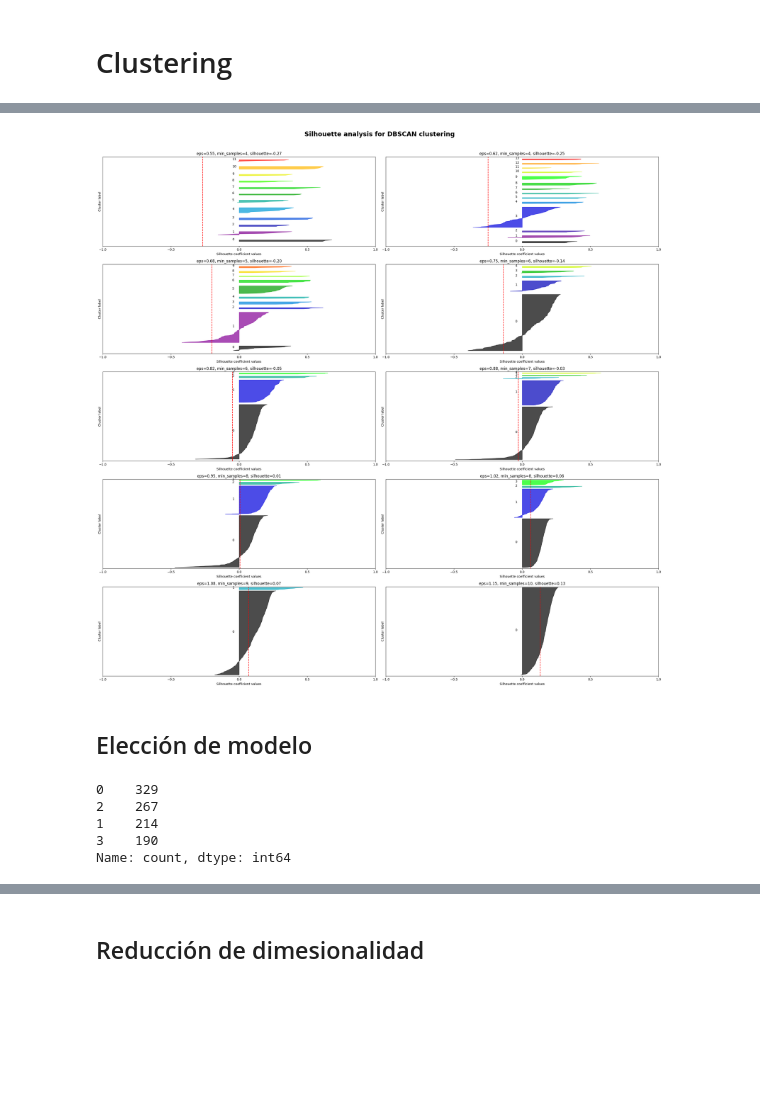
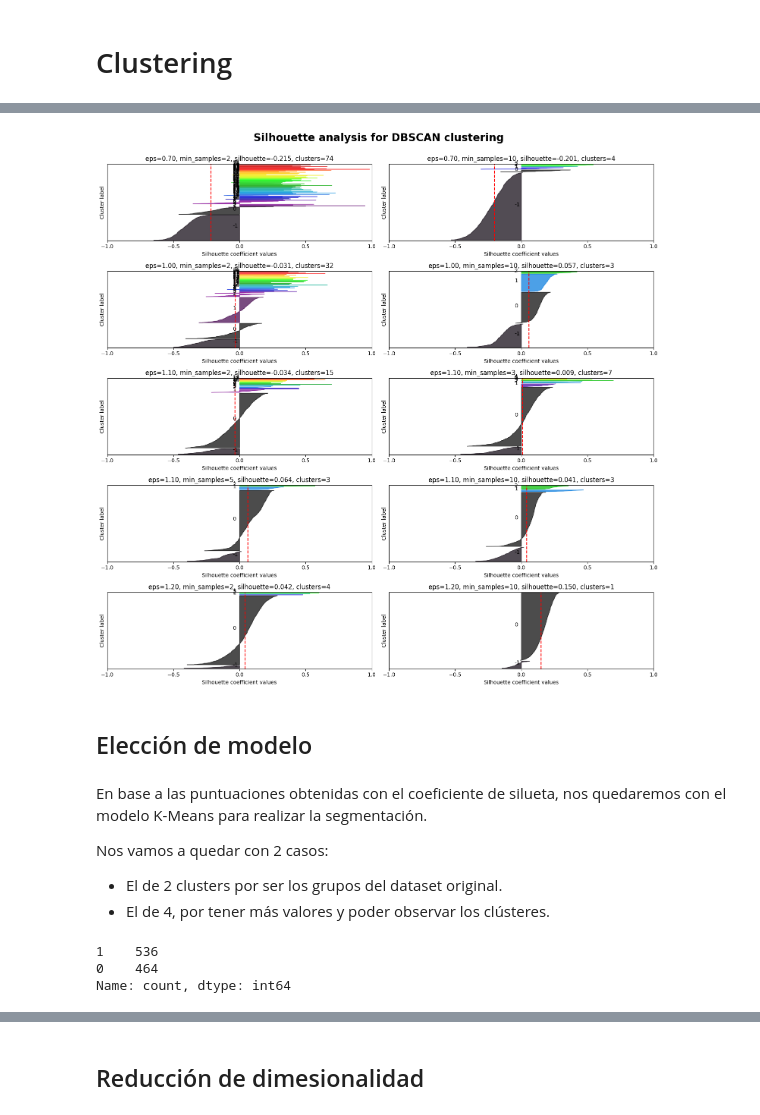
Before and after one commit to AyozeGS/IABD, a Jupyter notebook: SNS/UT4/T1/Ayoze_Gil_Sosa_Act_4_1_Segmentacion_Statlog.ipynb, the cells around one changed output, grey strips where cells are left out. Cells and saved outputs as stored; diff of their text form; code cells hidden in the pictures; blank space fills up the shorter version.

```diff
--- a/SNS/UT4/T1/Ayoze_Gil_Sosa_Act_4_1_Segmentacion_Statlog.ipynb
+++ b/SNS/UT4/T1/Ayoze_Gil_Sosa_Act_4_1_Segmentacion_Statlog.ipynb
@@ -272,9 +287,9 @@ X = data.copy()
 # %%
 # Establemecemos un límite para realizar una prospección del coeficiente de Silueta (silhouette score)
-limit = 10
+limit = 20
 
 for k in range(2, limit + 1):
-    model = KMeans(n_clusters = k, n_init='auto', random_state=10)
+    model = KMeans(n_clusters = k, n_init='auto', random_state=42)
     model.fit(X)
     pred = model.predict(X)
     score = silhouette_score(X, pred)
@@ -370,14 +402,0 @@ plt.show()
-# %%
-# Establemecemos un límite para realizar una prospección del coeficiente de Silueta (silhouette score)
-eps_values = np.linspace(0.55, 1.15, 30)
-min_samples_values = np.linspace(4, 10, 30, dtype=int)
-
-for eps, min_samples in zip(eps_values, min_samples_values):
-    model = DBSCAN(eps=eps, min_samples=min_samples)
-    model.fit(X)
-    pred = model.fit_predict(X)
-    score = silhouette_score(X, pred)
-
-    print('Silhouette Score for eps = {:<.2f}, min_samples = {}: {:<.3f}'.format(eps, min_samples, score))
-
-# Cuanto más alto es el score mejor agrupamiento cluster obtendremos
@@ -402,16 +468,15 @@ Silhouette Score for eps = 1.15, min_samples = 10: 0.133
 # %%
-# Suponemos que 'X' es tu matriz de datos.
-
 nrows = 5
 ncols = 2
-fig, ax = plt.subplots(ncols=ncols, nrows=nrows, figsize=(25, 25))
+fig, ax = plt.subplots(ncols=ncols, nrows=nrows, figsize=(15, 15))
 
-# Supongamos algunos valores para eps y min_samples
-eps_values = np.linspace(0.55, 1.15, nrows*ncols)
-min_samples_values = np.linspace(4, 10, nrows*ncols, dtype=int)
+# Elegimos algunos valores para eps y min_samples
+eps_values = [0.7, 0.7, 1, 1, 1.1, 1.1, 1.1, 1.1, 1.2, 1.2]
+min_samples_values = [2, 10, 2, 10, 2, 3, 5, 10, 2, 10]
 
 plot_number = 0
 
+# Bucle para cada combinación de epsilon y min_samples
 for eps, min_samples in zip(eps_values, min_samples_values):
     ax_row = plot_number // ncols
     ax_column = plot_number % ncols
@@ -420,49 +485,57 @@ for eps, min_samples in zip(eps_values, min_samples_values):
     ax1.set_xlim([-1, 1])
     ax1.set_ylim([0, len(X) + len(np.unique(eps_values)) * 10])
 
+    # Hallamos las labels que predice el modelo
     clusterer = DBSCAN(eps=eps, min_samples=min_samples)
     cluster_labels = clusterer.fit_predict(X)
 
     # Filtramos las muestras de ruido antes de calcular la puntuación de silueta
-    if len(np.unique(cluster_labels)) > 1:  # Asegurar que haya más de un clúster (excluyendo el ruido)
+    if len(np.unique(cluster_labels)) > 1:
         silhouette_avg = silhouette_score(X, cluster_labels)
         sample_silhouette_values = silhouette_samples(X, cluster_labels)
 
+        # Para cada cluster pintamos la silueta
         y_lower = 10
         for i in np.unique(cluster_labels):
-            if i == -1:
-                continue  # Saltar el ruido
+            #if i == -1:
+            #    continue
             ith_cluster_silhouette_values = sample_silhouette_values[cluster_labels == i]
             ith_cluster_silhouette_values.sort()
             size_cluster_i = ith_cluster_silhouette_values.shape[0]
             y_upper = y_lower + size_cluster_i
 
             color = cm.nipy_spectral(float(i) / len(np.unique(cluster_labels)))
+
+            if i == -1:
+              color = cm.nipy_spectral(1)
+
             ax1.fill_betweenx(np.arange(y_lower, y_upper), 0, ith_cluster_silhouette_values, facecolor=color, edgecolor=color, alpha=0.7)
             ax1.text(-0.05, y_lower + 0.5 * size_cluster_i, str(i))
 
             y_lower = y_upper + 10
 
-        ax1.set_title(f"eps={eps:.2f}, min_samples={min_samples}, silhouette={silhouette_avg:.2f}")
+        ax1.set_title(f"eps={eps:.2f}, min_samples={min_samples}, silhouette={silhouette_avg:.3f}, clusters={len(np.unique(cluster_labels[cluster_labels != -1]))}")
         ax1.set_xlabel("Silhouette coefficient values")
         ax1.set_ylabel("Cluster label")
 
         ax1.axvline(x=silhouette_avg, color="red", linestyle="--")
 
         plot_number += 1
     else:
         ax1.text(0.5, 0.5, 'No valid clustering', verticalalignment='center', horizontalalignment='center', transform=ax1.transAxes)
 
-    ax1.set_ylim([0, y_upper + 5])  # Ajustar el ylim basado en el último y_upper calculado
+    # Ajuste de los márgenes de los gráficos
+    ax1.set_xlim([-0.7, 0.7])
+    ax1.set_ylim([0, y_upper + 5])
     ax1.set_yticks([])
     ax1.set_xticks([-1, -0.5, 0, 0.5, 1])
 
 
 
 fig.tight_layout(rect=[0, 0, 1, 0.95])
 fig.suptitle("Silhouette analysis for DBSCAN clustering", fontsize=20, fontweight='bold')
 plt.show()
 # %% [output]
-[figure, old version]
+[figure, new version]
 # %% [markdown]
 ## Elección de modelo
@@ -476,8 +542,16 @@ cluster_labels = clusterer.fit_predict(X)
-# %%
-pd.Series(cluster_labels).value_counts()
-# %% [output]
-0    329
-2    267
-1    214
-3    190
-Name: count, dtype: int64
+# %% [markdown]
+En base a las puntuaciones obtenidas con el coeficiente de silueta, nos quedaremos con el modelo K-Means para realizar la segmentación.
+
+Nos vamos a quedar con 2 casos:
+
+* El de 2 clusters por ser los grupos del dataset original.
+* El de 4, por tener más valores y poder observar los clústeres.
+# %%
+# Instancia y entrenamiento con Kmeans con 2 clusteres.
+clusterer_kmeans_2 = KMeans(n_clusters=2, n_init='auto', random_state=42)
+labels_kmeans_2 = clusterer_kmeans_2.fit_predict(X)
+pd.Series(labels_kmeans_2).value_counts()
+# %% [output]
+1    536
+0    464
+Name: count, dtype: int64
```
Also changed, not shown: parts of 69 cells of this notebook.
